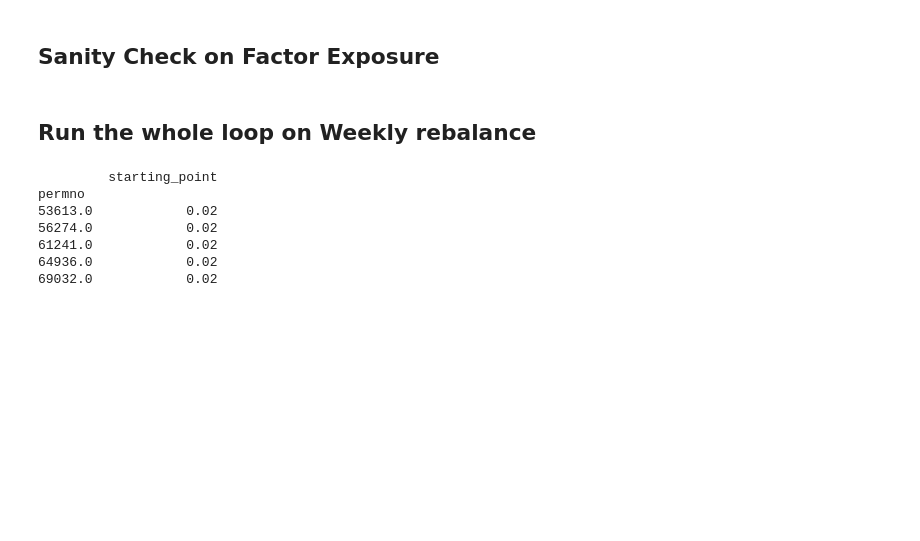
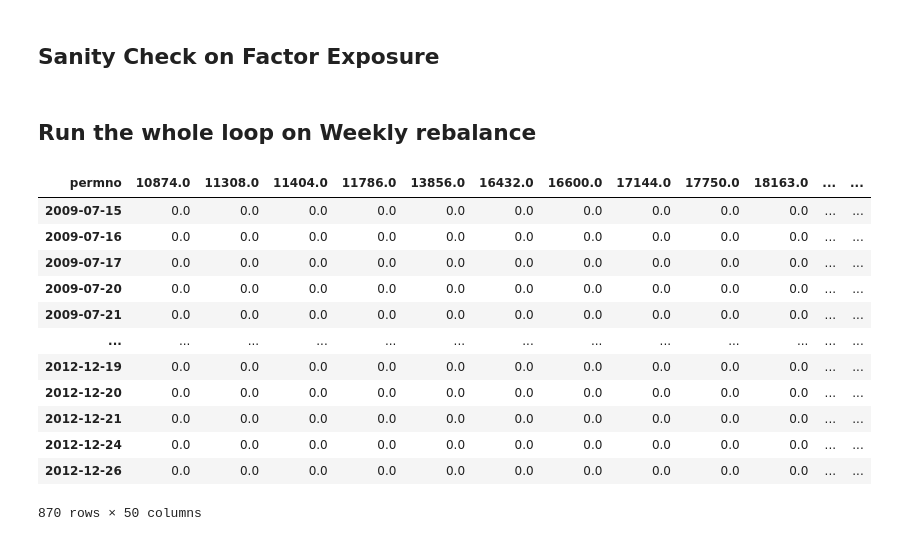
Before and after one commit to iewaij/qs, a Jupyter notebook: Masternotebook.ipynb, the cells around one changed output. Drawn from its saved outputs; the diff is of its cells as text; code cells hidden in the pictures; blank space fills up the shorter version.

```diff
--- a/Masternotebook.ipynb
+++ b/Masternotebook.ipynb
@@ -750,7 +833,8 @@ params = {
         'min_samples_split':[2,3,4,5]
         }
 
-regressors = ['skew1', 'skew2', 'iv']#'vrp'
+train.insert(10, 'constant', 1.0)
+regressors = train.columns[10:-1]
 target = ['fret1d']
 
 
@@ -792,14 +876,15 @@ RandomForestRegressor(max_depth=3, min_samples_leaf=4, min_samples_split=4,
 # %%
 params_forest = {
-    "n_estimators": 2,
-    'max_features':'auto',
-    'max_depth':2,
-    'min_samples_leaf':4,
+    "n_estimators": 30,
+    'max_features':'sqrt',
+    'max_depth':5,
+    'min_samples_leaf':3,
     'min_samples_split':4,
     'random_state':1001,
     }
 
-regressors = ['skew1', 'skew2', 'iv', 'KAMA','PPO','RSI']
+#train.insert(10, 'constant', 1.0) MAKE SURE TO RUN IF NOT ALREADY INSERTED IN GRIDSEARCH !
+regressors = train.columns[10:-1]
 target = ['fret1d']
 
 real_returns, expected_returns, missing_dates = Rolling_Forest(data=train,
@@ -820,10 +916,6 @@ def prepare_returns(real, expected, days_to_test):
     expected = expected.fillna(0.0)
 
     return real, expected
-# %%
-ret, expret = prepare_returns(real=real_returns,
-                              expected=expected_returns,
-                              days_to_test=pd.datetime(2012, 12, 28))
 # %%
 def MSR(wvec,*args):
      cov = args[0]
@@ -939,30 +1030,33 @@ for stock in fact.index:
 ## Run the whole loop on Weekly rebalance
 # %%
 dtall = pd.DataFrame(index = ret.index, data = ret.index, columns = ['dates']) #
-dt_m = dtall.groupby(pd.Grouper(freq='W-FRI')).last() # We can rebalane daily for final solution should be better results
-dates_rebal = dt_m.index.values                   # But less realistic (daily trading)
+dt_m = dtall.groupby(pd.Grouper(freq='B')).last() # We can rebalane daily for final solution should be better results
+dates_rebal = dt_m.index.values# But less realistic (daily trading)
+
+# We need to also exclude from rebalance dates the business days that were actually not trading days
+missing_dates = [i.to_datetime64() for i in missing_dates] # Uncomment if needed a convert!
+dates_rebal = [x for x in dates_rebal if x not in missing_dates]
 # %%
 names = ret.columns
 ptf = {}
 
 # Initiate a dictionary of placeholders for the 3 strategies
 ptf['msr_w_cons'] = pd.DataFrame(data = 0.0, index = dates_rebal, columns = names)
-
-st_point_msr = None
-st_point_mvp = None
-
-st_point_msr_all_names = test[['permno']].drop_duplicates()
-st_point_msr_all_names.insert(1, 'starting_point', 1.0/st_point_msr_all_names.shape[0])
-# Start from 1/N
-st_point_msr_all_names = st_point_msr_all_names.set_index('permno')
-print(st_point_msr_all_names.head())
-# %% [output]
-         starting_point
-permno
-53613.0            0.02
-56274.0            0.02
-61241.0            0.02
-64936.0            0.02
-69032.0            0.02
+# %%
+ptf['msr_w_cons']
+# %% [output]
+| permno | 10874.0 | 11308.0 | 11404.0 | 11786.0 | 13856.0 | 16432.0 | 16600.0 | 17144.0 | 17750.0 | 18163.0 | ... | ... |
+| 2009-07-15 | 0.0 | 0.0 | 0.0 | 0.0 | 0.0 | 0.0 | 0.0 | 0.0 | 0.0 | 0.0 | ... | ... |
+| 2009-07-16 | 0.0 | 0.0 | 0.0 | 0.0 | 0.0 | 0.0 | 0.0 | 0.0 | 0.0 | 0.0 | ... | ... |
+| 2009-07-17 | 0.0 | 0.0 | 0.0 | 0.0 | 0.0 | 0.0 | 0.0 | 0.0 | 0.0 | 0.0 | ... | ... |
+| 2009-07-20 | 0.0 | 0.0 | 0.0 | 0.0 | 0.0 | 0.0 | 0.0 | 0.0 | 0.0 | 0.0 | ... | ... |
+| 2009-07-21 | 0.0 | 0.0 | 0.0 | 0.0 | 0.0 | 0.0 | 0.0 | 0.0 | 0.0 | 0.0 | ... | ... |
+| ... | ... | ... | ... | ... | ... | ... | ... | ... | ... | ... | ... | ... |
+| 2012-12-19 | 0.0 | 0.0 | 0.0 | 0.0 | 0.0 | 0.0 | 0.0 | 0.0 | 0.0 | 0.0 | ... | ... |
+| 2012-12-20 | 0.0 | 0.0 | 0.0 | 0.0 | 0.0 | 0.0 | 0.0 | 0.0 | 0.0 | 0.0 | ... | ... |
+| 2012-12-21 | 0.0 | 0.0 | 0.0 | 0.0 | 0.0 | 0.0 | 0.0 | 0.0 | 0.0 | 0.0 | ... | ... |
+| 2012-12-24 | 0.0 | 0.0 | 0.0 | 0.0 | 0.0 | 0.0 | 0.0 | 0.0 | 0.0 | 0.0 | ... | ... |
+| 2012-12-26 | 0.0 | 0.0 | 0.0 | 0.0 | 0.0 | 0.0 | 0.0 | 0.0 | 0.0 | 0.0 | ... | ... |
+870 rows × 50 columns
 # %%
 # Optimization rutine for the 2 minimization problems and for the closed form solution
```
Also changed, not shown: parts of 41 cells of this notebook, 1 other file.
